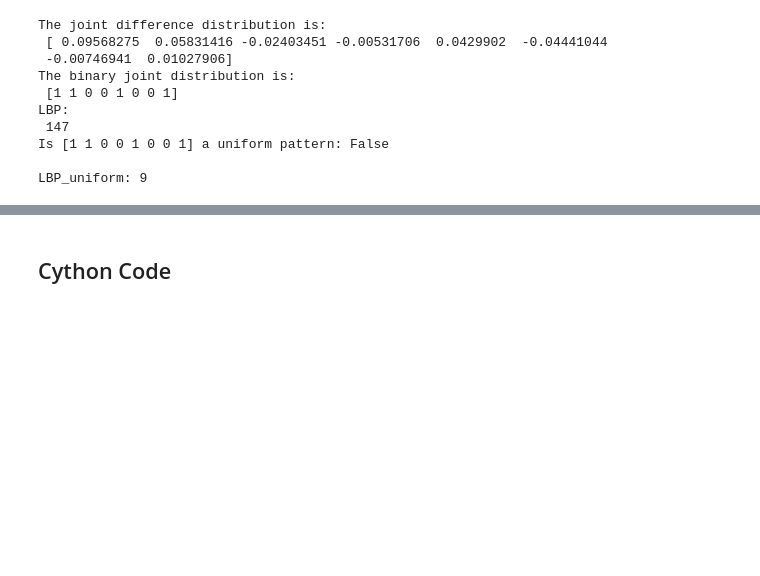
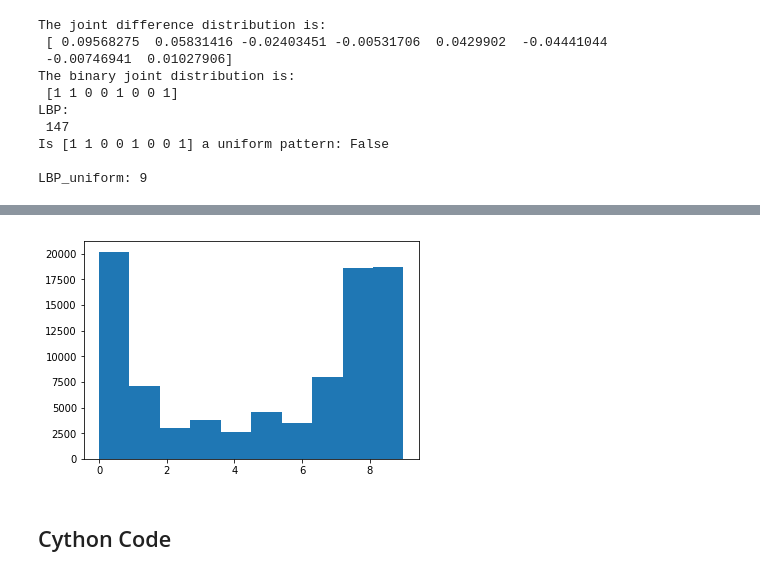
Before and after one commit to ocampor/notebooks, a Jupyter notebook: notebooks/image/features/local-binary-patterns.ipynb, the cells around one changed output, grey strips where cells are left out. Saved outputs shown, nothing was run; the diff lists cells and outputs as text; code cells hidden in the pictures; blank space fills up the shorter version.

Commit message:
Include uniform binary patterns

```diff
--- a/notebooks/image/features/local-binary-patterns.ipynb
+++ b/notebooks/image/features/local-binary-patterns.ipynb
@@ -240,3 +240,13 @@ LBP:
 Is [1 1 0 0 1 0 0 1] a uniform pattern: False
 
 LBP_uniform: 9
+# %%
+%%time
+
+h, w = img_gray.shape
+
+LBP_image = np.zeros((h, w))
+
+for j in range(w):
+    for i in range(h):
+        LBP_image[j, i] = LBP_uniform(img_gray, (i, j), x, y, f, u_patterns)
@@ -243,2 +256,6 @@ LBP_uniform: 9
+# %%
+_ = plt.hist(LBP_image.ravel())
+# %% [output]
+[figure, added]
 # %% [markdown]
 ## Cython Code
```
Also changed, not shown: parts of 3 cells of this notebook.
